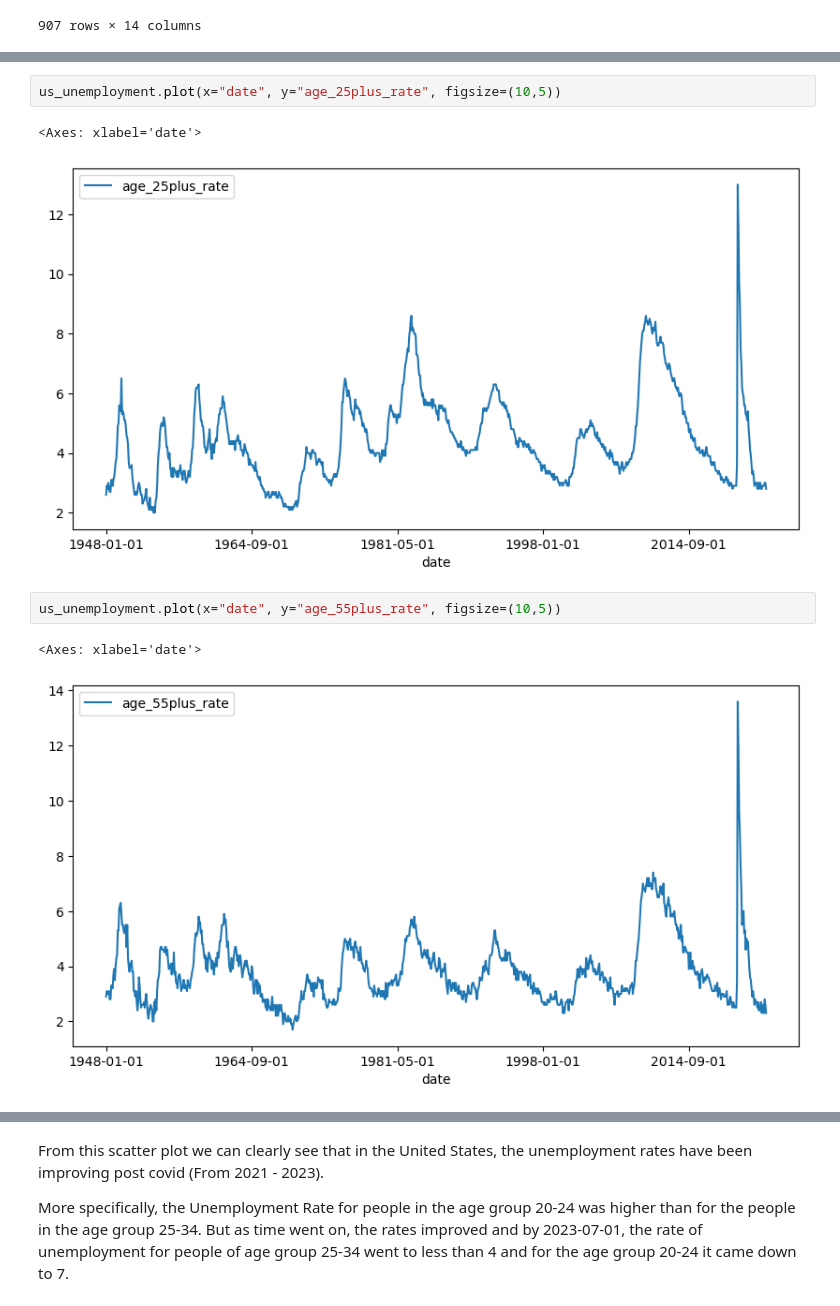
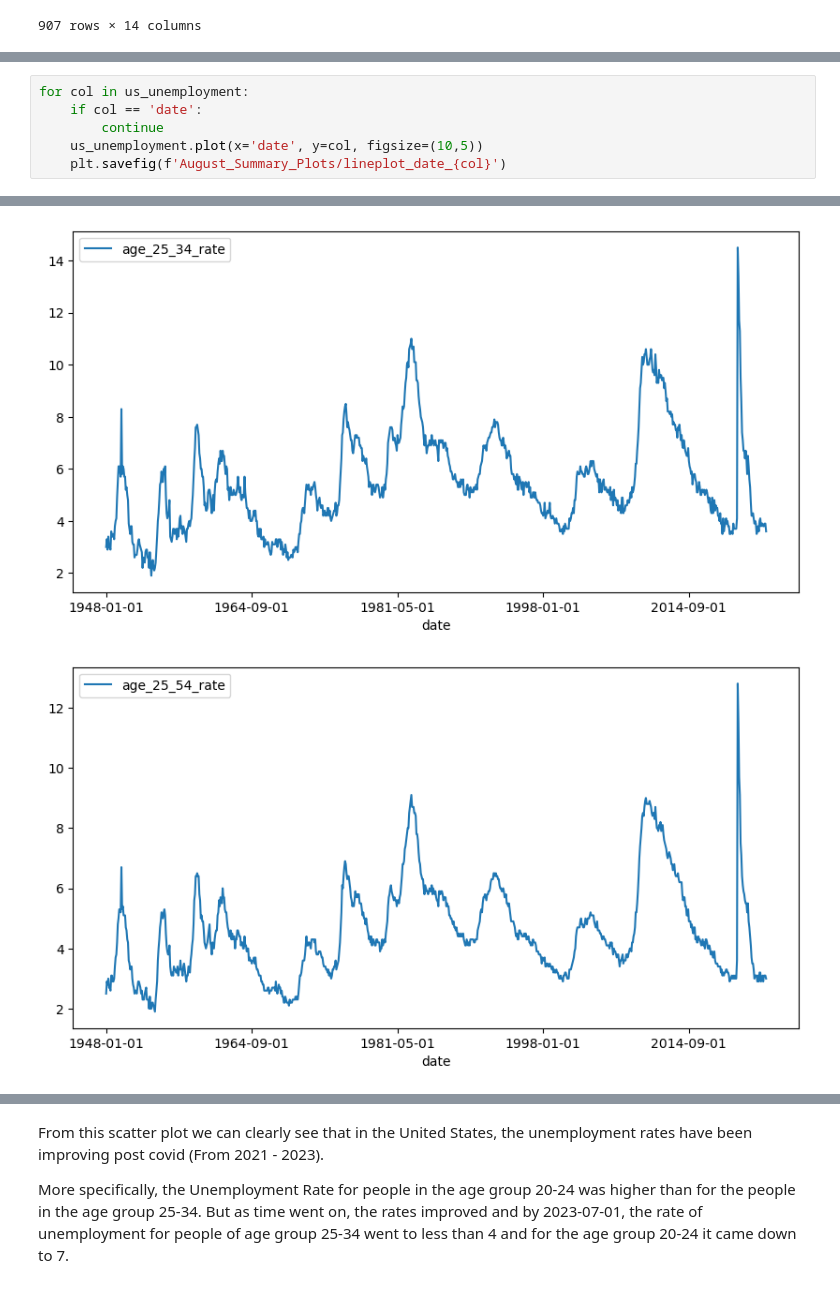
Before and after one commit to vidyasager162/MDSC-106, a Jupyter notebook: 23914-MDSC-106-August_Summary.ipynb, the cells around one changed output, grey strips where cells are left out. Cells and saved outputs as stored; diff of their text form.

Commit message:
Start Adding Plots

```diff
--- a/23914-MDSC-106-August_Summary.ipynb
+++ b/23914-MDSC-106-August_Summary.ipynb
@@ -302,10 +252,7 @@ us_unemployment.plot(x="date", y="age_20plus_rate", figsize=(10,5))
-# %%
-us_unemployment.plot(x="date", y="age_25plus_rate", figsize=(10,5))
-# %% [output]
-<Axes: xlabel='date'>
-[figure, removed]
-# %%
-us_unemployment.plot(x="date", y="age_55plus_rate", figsize=(10,5))
-# %% [output]
-<Axes: xlabel='date'>
-[figure, removed]
+# %%
+for col in us_unemployment:
+    if col == 'date':
+        continue
+    us_unemployment.plot(x='date', y=col, figsize=(10,5))
+    plt.savefig(f'August_Summary_Plots/lineplot_date_{col}')
+# %% [output]
@@ -311,0 +265,2 @@ us_unemployment.plot(x="date", y="age_55plus_rate", figsize=(10,5))
+[figure, added]
+[figure, added]
```
Also changed, not shown: parts of 18 cells of this notebook, 19 other files.
